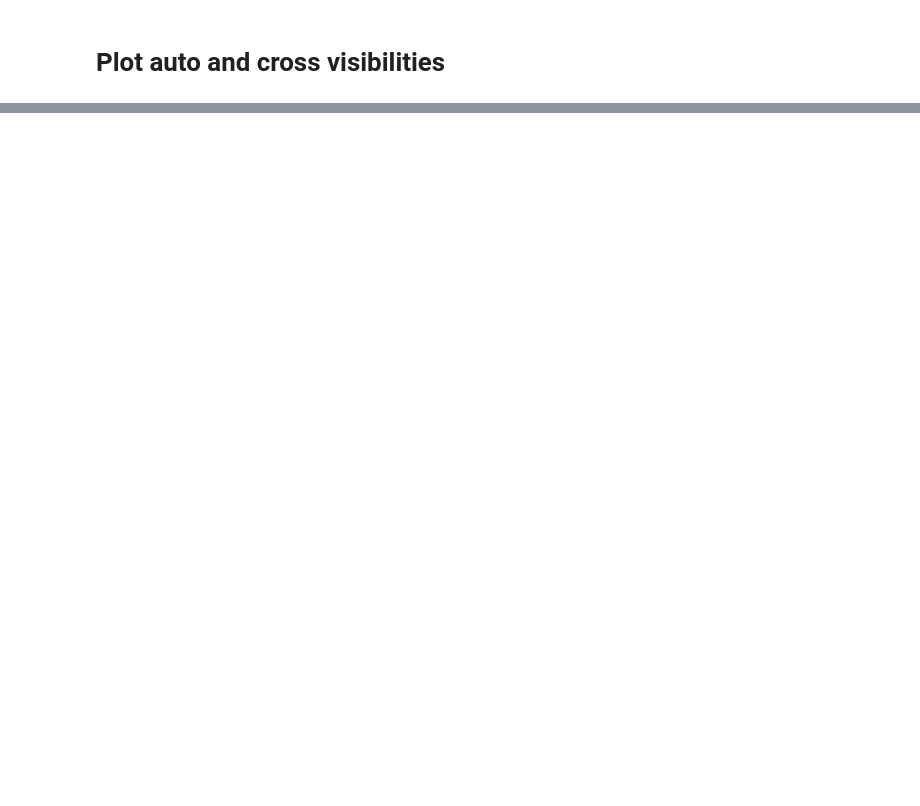
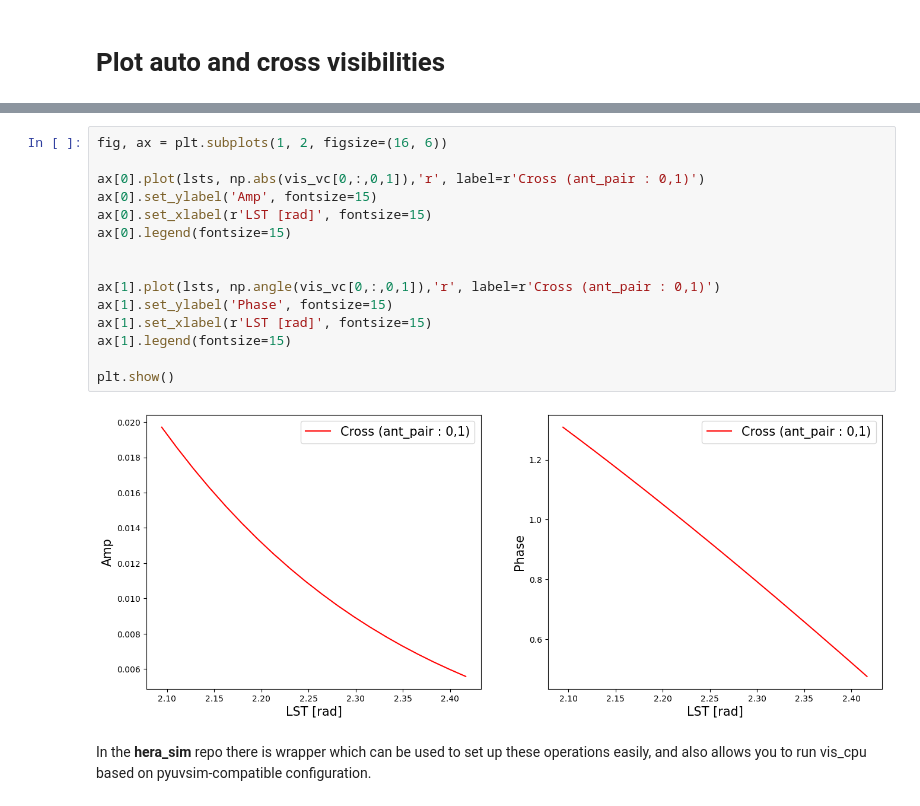
Before and after one commit to HERA-Team/matvis, a Jupyter notebook: docs/tutorials/vis_cpu_tutorial.ipynb, the cells around one changed output, grey strips where cells are left out. Cells and saved outputs as stored; diff of their text form; blank space fills up the shorter version.

```diff
--- a/docs/tutorials/vis_cpu_tutorial.ipynb
+++ b/docs/tutorials/vis_cpu_tutorial.ipynb
@@ -149,0 +145,19 @@ plt.show()
+# %%
+fig, ax = plt.subplots(1, 2, figsize=(16, 6))
+
+ax[0].plot(lsts, np.abs(vis_vc[0,:,0,1]),'r', label=r'Cross (ant_pair : 0,1)')
+ax[0].set_ylabel('Amp', fontsize=15)
+ax[0].set_xlabel(r'LST [rad]', fontsize=15)
+ax[0].legend(fontsize=15)
+
+
+ax[1].plot(lsts, np.angle(vis_vc[0,:,0,1]),'r', label=r'Cross (ant_pair : 0,1)')
+ax[1].set_ylabel('Phase', fontsize=15)
+ax[1].set_xlabel(r'LST [rad]', fontsize=15)
+ax[1].legend(fontsize=15)
+
+plt.show()
+# %% [output]
+[figure, added]
+# %% [markdown]
+In the **hera_sim** repo there is wrapper which can be used to set up these operations easily, and also allows you to run vis_cpu based on pyuvsim-compatible configuration.
```
Also changed, not shown: parts of 23 cells of this notebook.
